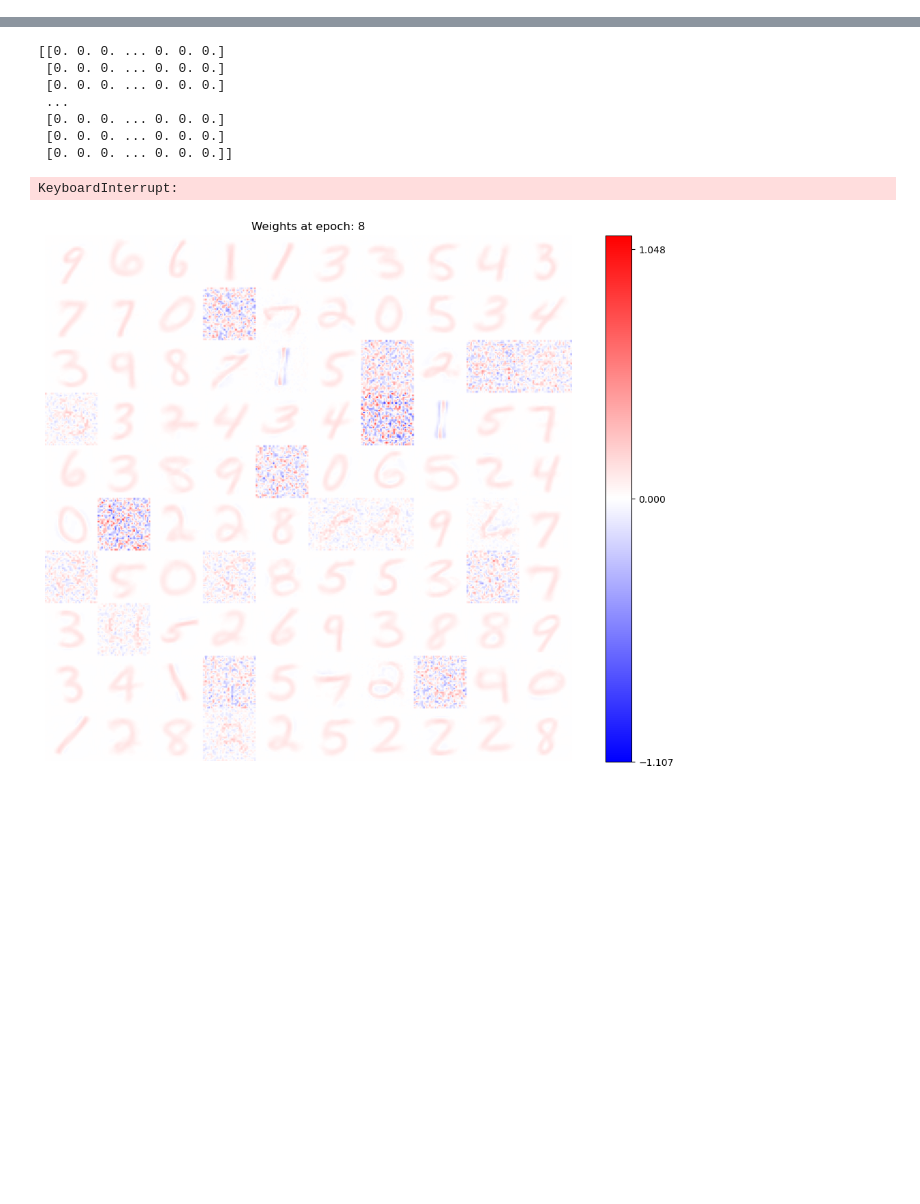
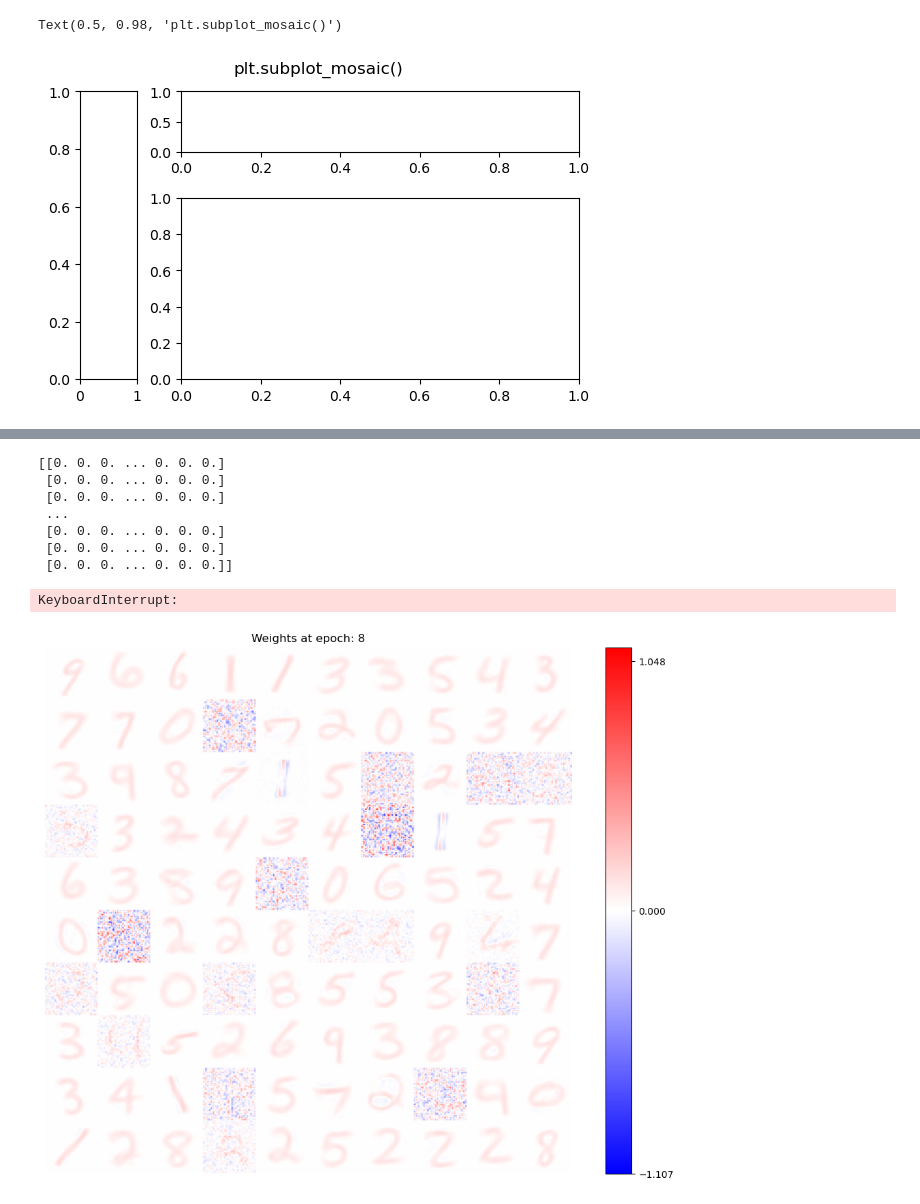
Before and after one commit to juelha/CompetingHiddenUnits, a Jupyter notebook: src/demo.ipynb, the cells around one changed output, grey strips where cells are left out. Cells and saved outputs as stored; diff of their text form; code cells hidden in the pictures; blank space fills up the shorter version.

```diff
--- a/src/demo.ipynb
+++ b/src/demo.ipynb
@@ -6,0 +62,11 @@ import fast
+# %%
+gs_kw = dict(width_ratios=[0.2, 1.4], height_ratios=[1, 3])
+fig, axd = plt.subplot_mosaic([[ 'lower left','upper right'],
+                               ['lower left', 'lower right']],
+                              gridspec_kw=gs_kw,
+                              figsize=(5.5, 3.5), layout="constrained")
+
+fig.suptitle('plt.subplot_mosaic()')
+# %% [output]
+Text(0.5, 0.98, 'plt.subplot_mosaic()')
+[figure, added]
```
Also changed, not shown: parts of 4 cells of this notebook, 10 other files.
